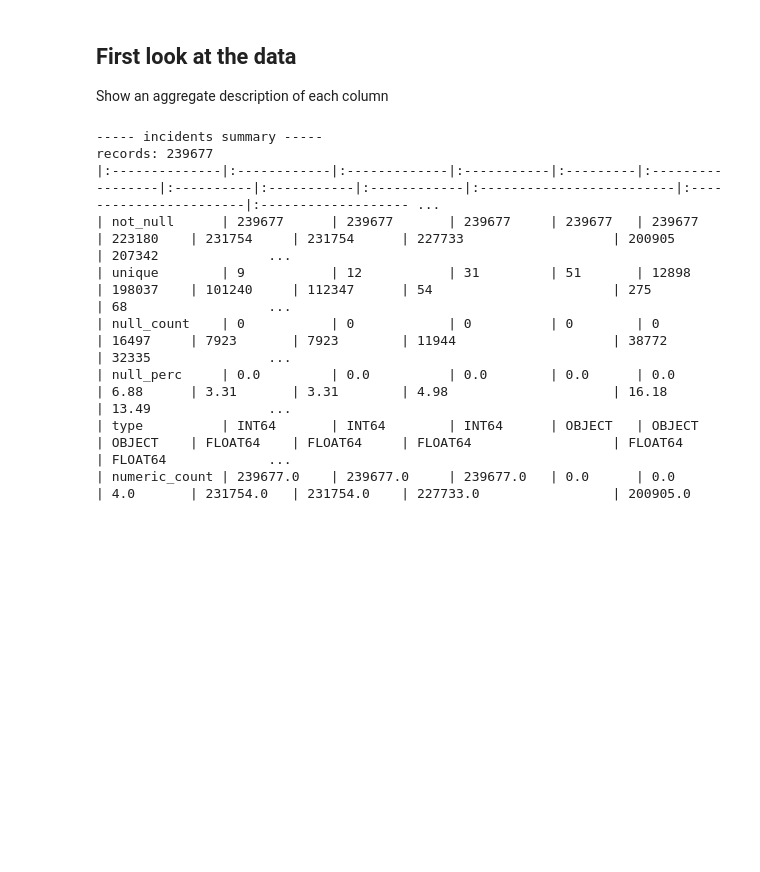
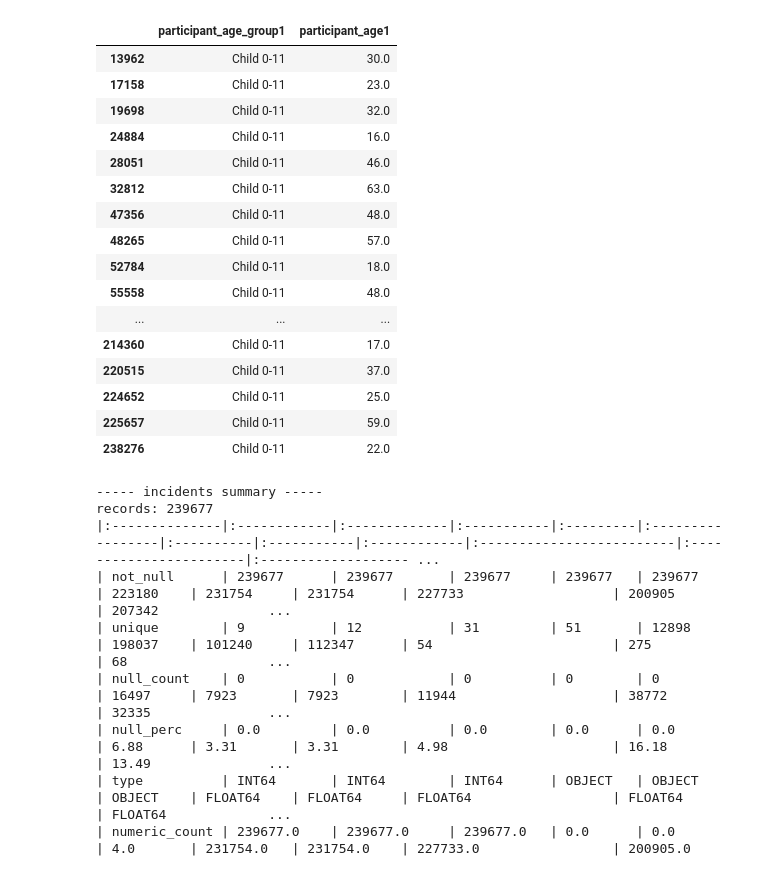
Before and after one commit to gentannipea/DataMining-2023, a Jupyter notebook: notebooks/simone/DU.ipynb, the cells around one changed output. Saved outputs shown, nothing was run; the diff lists cells and outputs as text; code cells hidden in the pictures; blank space fills up the shorter version.

```diff
--- a/notebooks/simone/DU.ipynb
+++ b/notebooks/simone/DU.ipynb
@@ -1 +101,23 @@
+# %%
+a = incidents[(incidents['participant_age_group1'] == 'Child 0-11') * ((incidents['participant_age1'] < 0) + (incidents['participant_age1'] > 11))][['participant_age_group1', 'participant_age1']]
+# print(tabulate(a, headers='keys', tablefmt='psql'))
+a
+# %% [output]
+|  | participant_age_group1 | participant_age1 |
+| 13962 | Child 0-11 | 30.0 |
+| 17158 | Child 0-11 | 23.0 |
+| 19698 | Child 0-11 | 32.0 |
+| 24884 | Child 0-11 | 16.0 |
+| 28051 | Child 0-11 | 46.0 |
+| 32812 | Child 0-11 | 63.0 |
+| 47356 | Child 0-11 | 48.0 |
+| 48265 | Child 0-11 | 57.0 |
+| 52784 | Child 0-11 | 18.0 |
+| 55558 | Child 0-11 | 48.0 |
+| ... | ... | ... |
+| 214360 | Child 0-11 | 17.0 |
+| 220515 | Child 0-11 | 37.0 |
+| 224652 | Child 0-11 | 25.0 |
+| 225657 | Child 0-11 | 59.0 |
+| 238276 | Child 0-11 | 22.0 |
 # %%
@@ -27,7 +137,4 @@ cols.pop(cols.index('date_year'))
 cols.pop(cols.index('date_month'))
 cols.pop(cols.index('date_day'))
 incidents = incidents[['date_year', 'date_month', 'date_day'] + cols]
-# %% [markdown]
-## First look at the data
-Show an aggregate description of each column
 # %%
```
Also changed, not shown: parts of 6 cells of this notebook, 1 other file.
